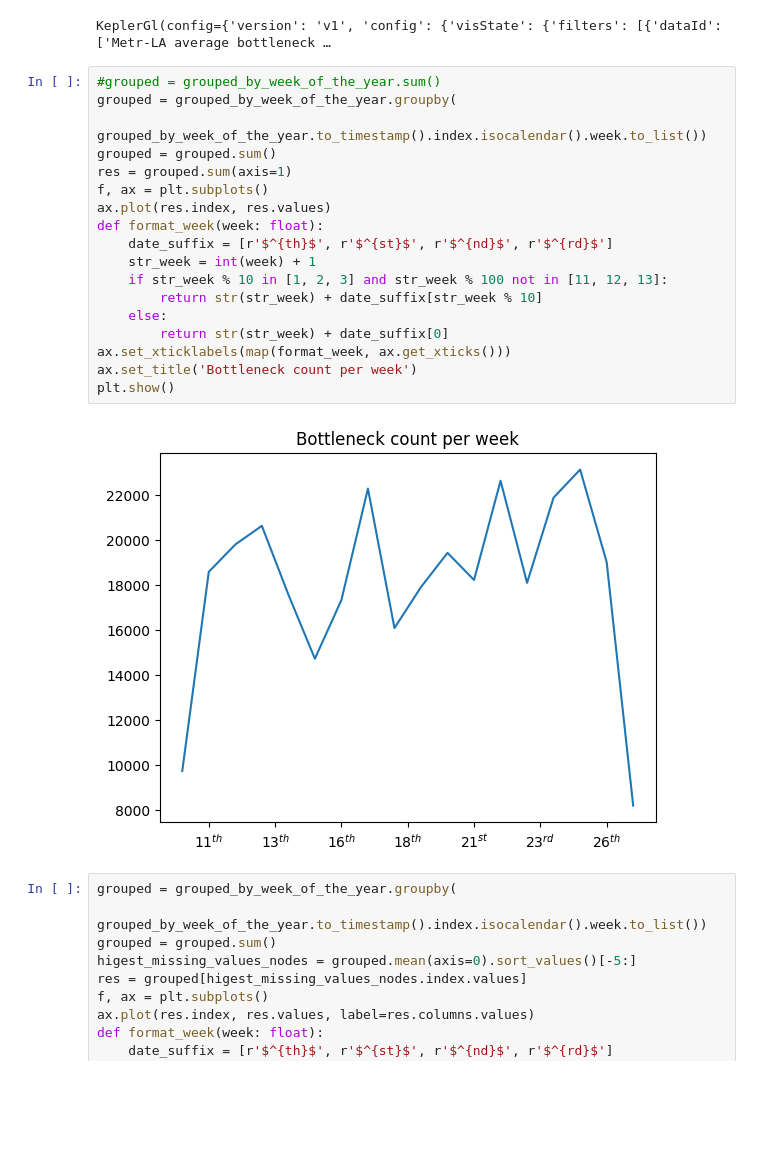
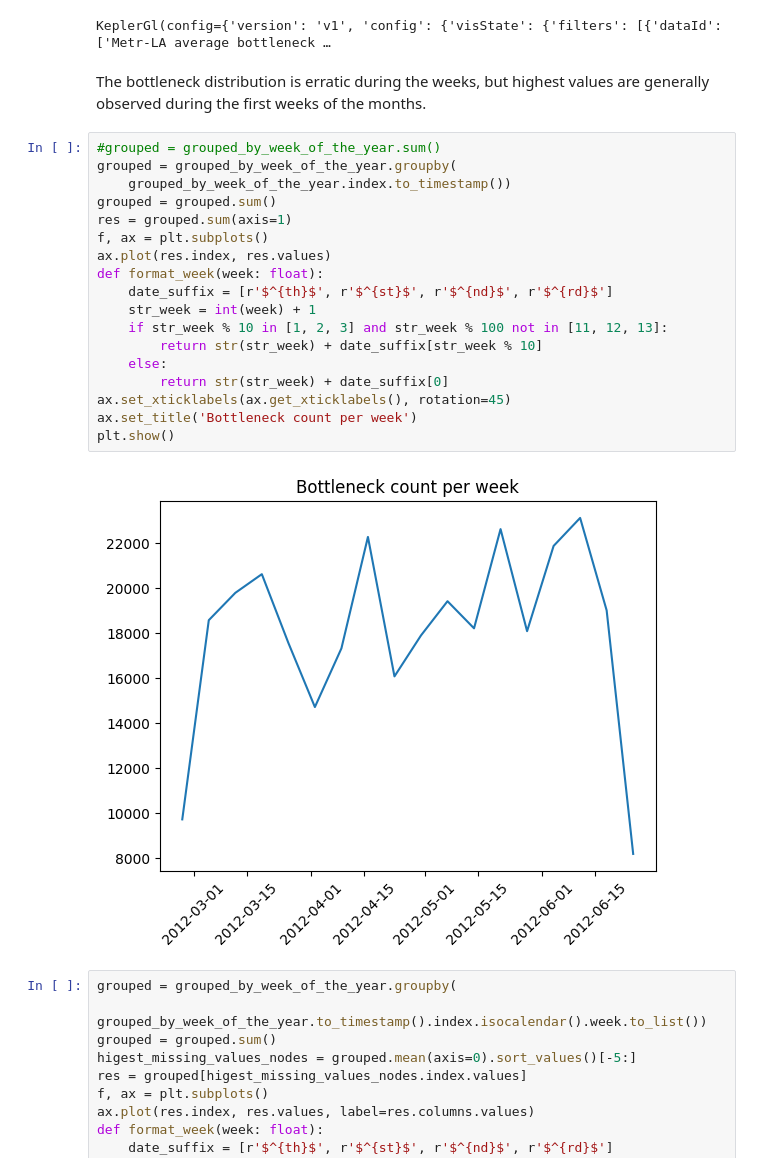
Before and after one commit to RiccardoSpolaor/Verbal-Explanations-of-Spatio-Temporal-Graph-Neural-Networks-for-Traffic-Forecasting, a Jupyter notebook: notebooks/Metr-LA Data Analysis.ipynb, the cells around one changed output. Saved outputs shown, nothing was run; the diff lists cells and outputs as text; blank space fills up the shorter version.

```diff
--- a/notebooks/Metr-LA Data Analysis.ipynb
+++ b/notebooks/Metr-LA Data Analysis.ipynb
@@ -844,26 +958,28 @@ User Guide: https://docs.kepler.gl/docs/keplergl-jupyter
 kepler_map
 # %% [output]
 KeplerGl(config={'version': 'v1', 'config': {'visState': {'filters': [{'dataId': ['Metr-LA average bottleneck …
+# %% [markdown]
+The bottleneck distribution is erratic during the weeks, but highest values are generally observed during the first weeks of the months.
 # %%
 #grouped = grouped_by_week_of_the_year.sum()
 grouped = grouped_by_week_of_the_year.groupby(
-    grouped_by_week_of_the_year.to_timestamp().index.isocalendar().week.to_list())
+    grouped_by_week_of_the_year.index.to_timestamp())
 grouped = grouped.sum()
 res = grouped.sum(axis=1)
 f, ax = plt.subplots()
 ax.plot(res.index, res.values)
 def format_week(week: float):
     date_suffix = [r'$^{th}$', r'$^{st}$', r'$^{nd}$', r'$^{rd}$']
     str_week = int(week) + 1
     if str_week % 10 in [1, 2, 3] and str_week % 100 not in [11, 12, 13]:
         return str(str_week) + date_suffix[str_week % 10]
     else:
         return str(str_week) + date_suffix[0]
-ax.set_xticklabels(map(format_week, ax.get_xticks()))
+ax.set_xticklabels(ax.get_xticklabels(), rotation=45)
 ax.set_title('Bottleneck count per week')
 plt.show()
 # %% [output]
-[figure, old version]
+[figure, new version]
 # %%
 grouped = grouped_by_week_of_the_year.groupby(
     grouped_by_week_of_the_year.to_timestamp().index.isocalendar().week.to_list())
```
Also changed, not shown: parts of 29 cells of this notebook, 1 other file.
